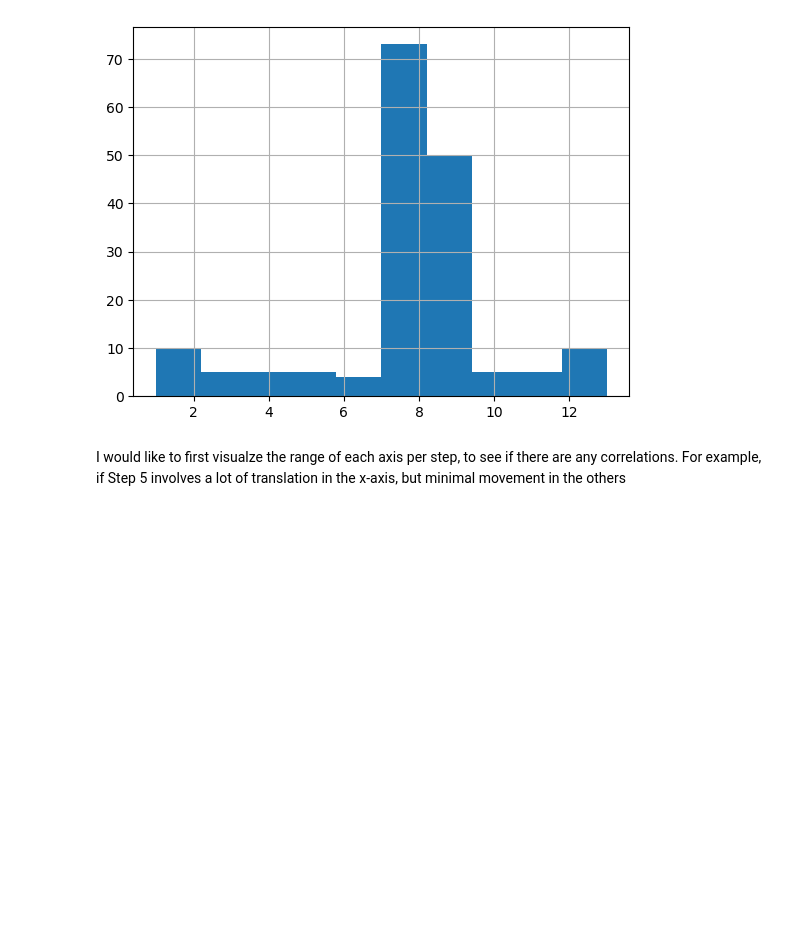
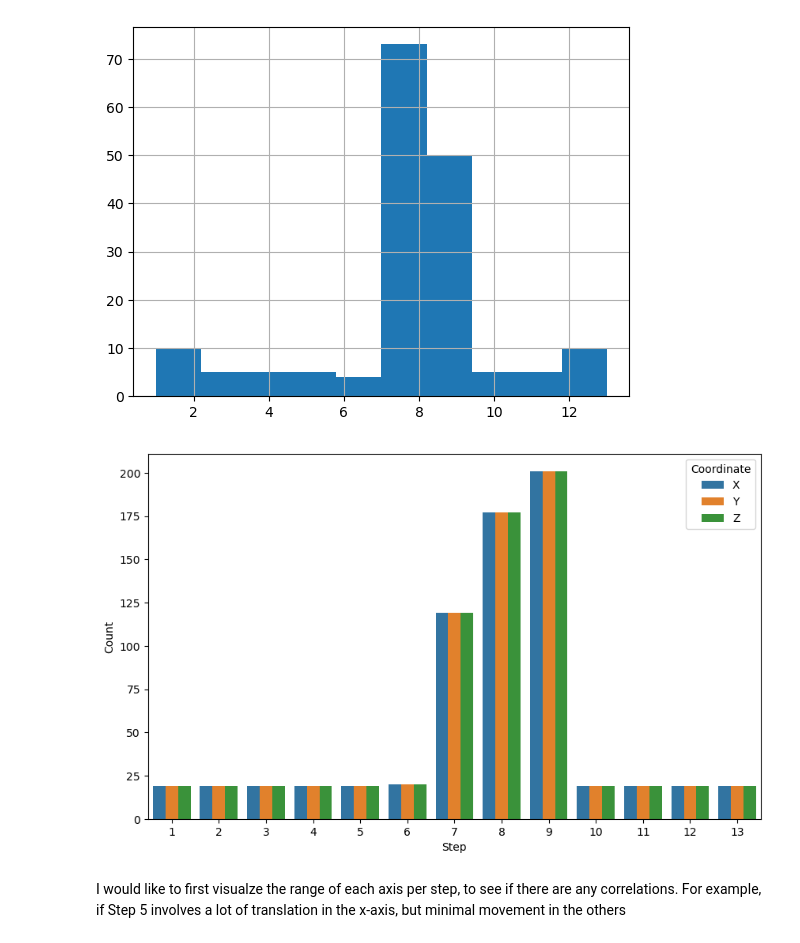
Before and after one commit to CaptainAhad/Project-1, a Jupyter notebook: Project 1.ipynb, the cells around one changed output. Cells and saved outputs as stored; diff of their text form; code cells hidden in the pictures; blank space fills up the shorter version.

Commit message:
Finalized code
All models and charts are done, just need to write report

```diff
--- a/Project 1.ipynb
+++ b/Project 1.ipynb
@@ -87,6 +90,18 @@ test_set["Step"].hist()
 # %%
 #Create a copy of the training data for exploration
 exp_set  = train_set.copy()
+# %%
+#Visualizing the distribution of the classes, as well as features per class
+coord_counts = exp_set.groupby('Step')[['X', 'Y', 'Z']].count().reset_index()
+
+melted = pd.melt(coord_counts, id_vars = 'Step', value_vars = ['X', 'Y', 'Z'], var_name = 'Coordinate', value_name = 'Count')
+
+plt.figure(figsize=(10, 6))
+sns.barplot(x = 'Step', y = 'Count', hue = 'Coordinate', data = melted)
+
+plt.show()
+# %% [output]
+[figure, added]
 # %% [markdown]
 I would like to first visualze the range of each axis per step, to see if there are any correlations. For example, if Step 5 involves a lot of translation in the x-axis, but
 minimal movement in the others
```
Also changed, not shown: parts of 49 cells of this notebook, 6 other files.
